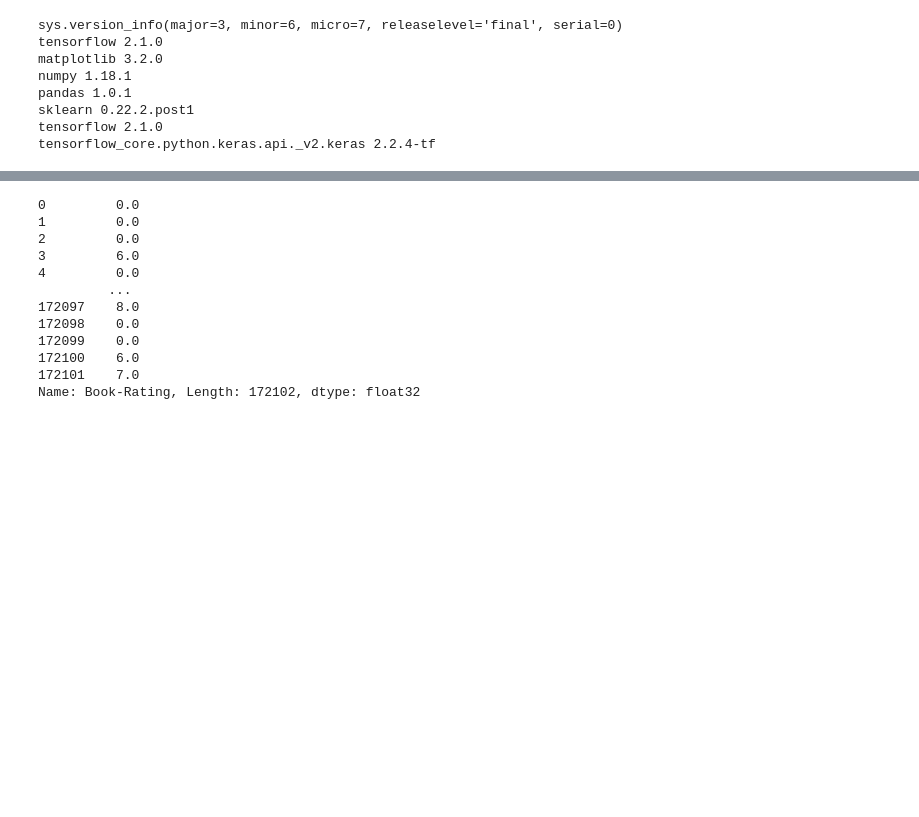
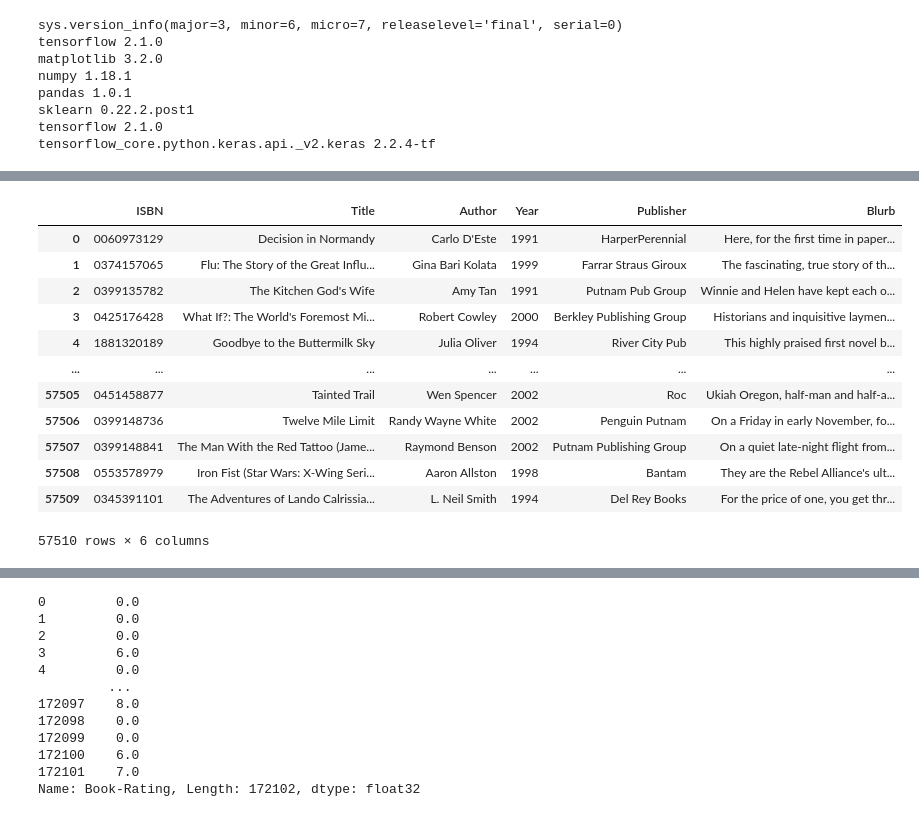
Before and after one commit to StrayCamel247/Recommend_system, a Jupyter notebook: stray_camel.ipynb, the cells around one changed output, grey strips where cells are left out. Drawn from its saved outputs; the diff is of its cells as text; code cells hidden in the pictures; blank space fills up the shorter version.

```diff
--- a/stray_camel.ipynb
+++ b/stray_camel.ipynb
@@ -168 +193,17 @@ origin_DATA.features
 172102 rows × 8 columns
+# %%
+origin_DATA.Books
+# %% [output]
+|  | ISBN | Title | Author | Year | Publisher | Blurb |
+| 0 | 0060973129 | Decision in Normandy | Carlo D'Este | 1991 | HarperPerennial | Here, for the first time in paper... |
+| 1 | 0374157065 | Flu: The Story of the Great Influ... | Gina Bari Kolata | 1999 | Farrar Straus Giroux | The fascinating, true story of th... |
+| 2 | 0399135782 | The Kitchen God's Wife | Amy Tan | 1991 | Putnam Pub Group | Winnie and Helen have kept each o... |
+| 3 | 0425176428 | What If?: The World's Foremost Mi... | Robert Cowley | 2000 | Berkley Publishing Group | Historians and inquisitive laymen... |
+| 4 | 1881320189 | Goodbye to the Buttermilk Sky | Julia Oliver | 1994 | River City Pub | This highly praised first novel b... |
+| ... | ... | ... | ... | ... | ... | ... |
+| 57505 | 0451458877 | Tainted Trail | Wen Spencer | 2002 | Roc | Ukiah Oregon, half-man and half-a... |
+| 57506 | 0399148736 | Twelve Mile Limit | Randy Wayne White | 2002 | Penguin Putnam | On a Friday in early November, fo... |
+| 57507 | 0399148841 | The Man With the Red Tattoo (Jame... | Raymond Benson | 2002 | Putnam Publishing Group | On a quiet late-night flight from... |
+| 57508 | 0553578979 | Iron Fist (Star Wars: X-Wing Seri... | Aaron Allston | 1998 | Bantam | They are the Rebel Alliance's ult... |
+| 57509 | 0345391101 | The Adventures of Lando Calrissia... | L. Neil Smith | 1994 | Del Rey Books | For the price of one, you get thr... |
+57510 rows × 6 columns
```
Also changed, not shown: parts of 17 cells of this notebook, 1 other file.
